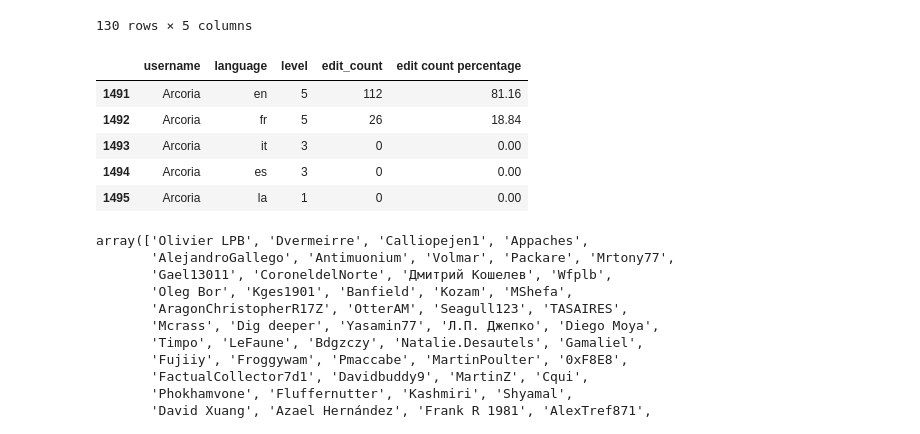
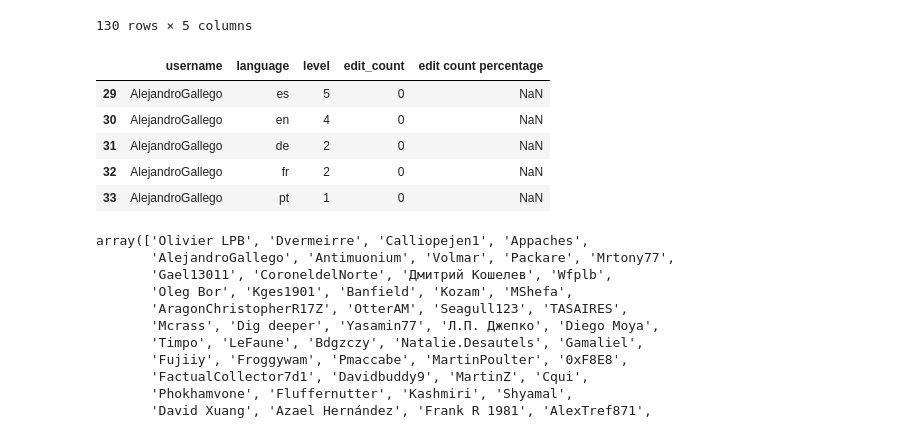
Before and after one commit to ahn-nath/Wikipedia---Translation-Imbalances, a Jupyter notebook: hypothesis_2.ipynb, the cells around one changed output. Cells and saved outputs as stored; diff of their text form; code cells hidden in the pictures.

```diff
--- a/hypothesis_2.ipynb
+++ b/hypothesis_2.ipynb
@@ -508,15 +508,15 @@ Displaying table showing relationship between user language level and the edit c
 | 1475 | ElementSix | en | 4 | 0 | 0.00 |
 130 rows × 5 columns
 # %%
-y = df_users[df_users['username'] == 'Arcoria']
+y = df_users[df_users['username'] == 'AlejandroGallego']
 y
 # %% [output]
 |  | username | language | level | edit_count | edit count percentage |
-| 1491 | Arcoria | en | 5 | 112 | 81.16 |
-| 1492 | Arcoria | fr | 5 | 26 | 18.84 |
-| 1493 | Arcoria | it | 3 | 0 | 0.00 |
-| 1494 | Arcoria | es | 3 | 0 | 0.00 |
-| 1495 | Arcoria | la | 1 | 0 | 0.00 |
+| 29 | AlejandroGallego | es | 5 | 0 | NaN |
+| 30 | AlejandroGallego | en | 4 | 0 | NaN |
+| 31 | AlejandroGallego | de | 2 | 0 | NaN |
+| 32 | AlejandroGallego | fr | 2 | 0 | NaN |
+| 33 | AlejandroGallego | pt | 1 | 0 | NaN |
 # %%
 x= df_users[df_users['edit count percentage'].isna()]
 x["username"].unique()
```
Also changed, not shown: parts of 9 cells of this notebook.
